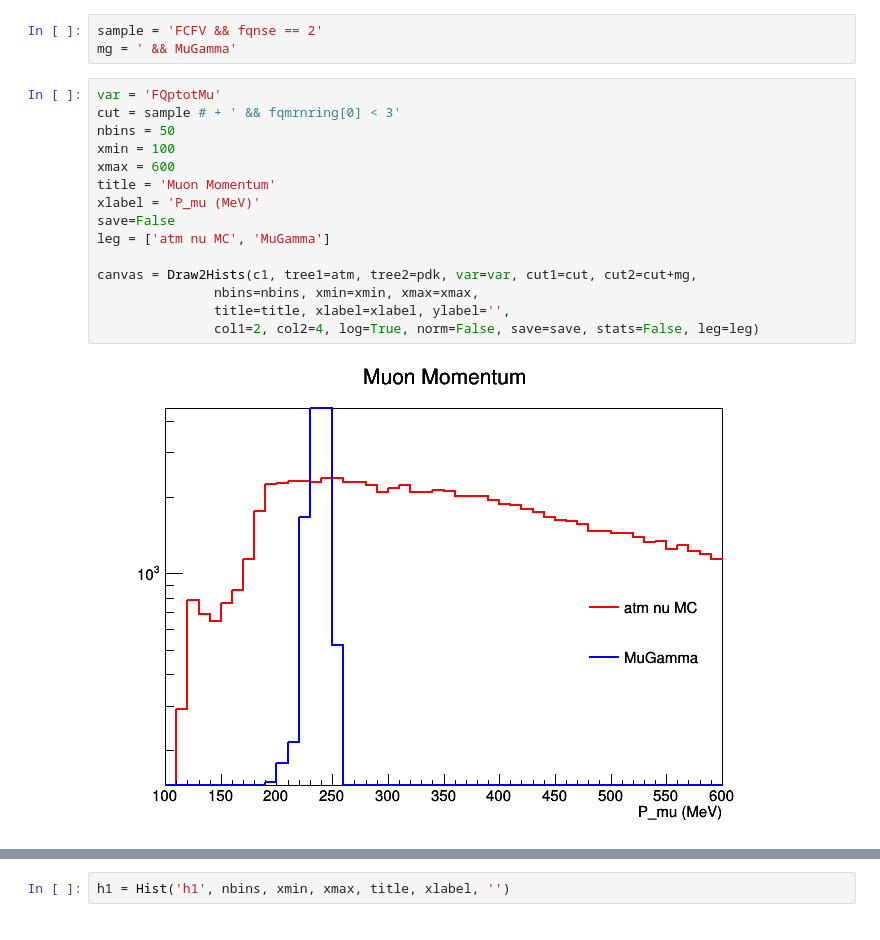
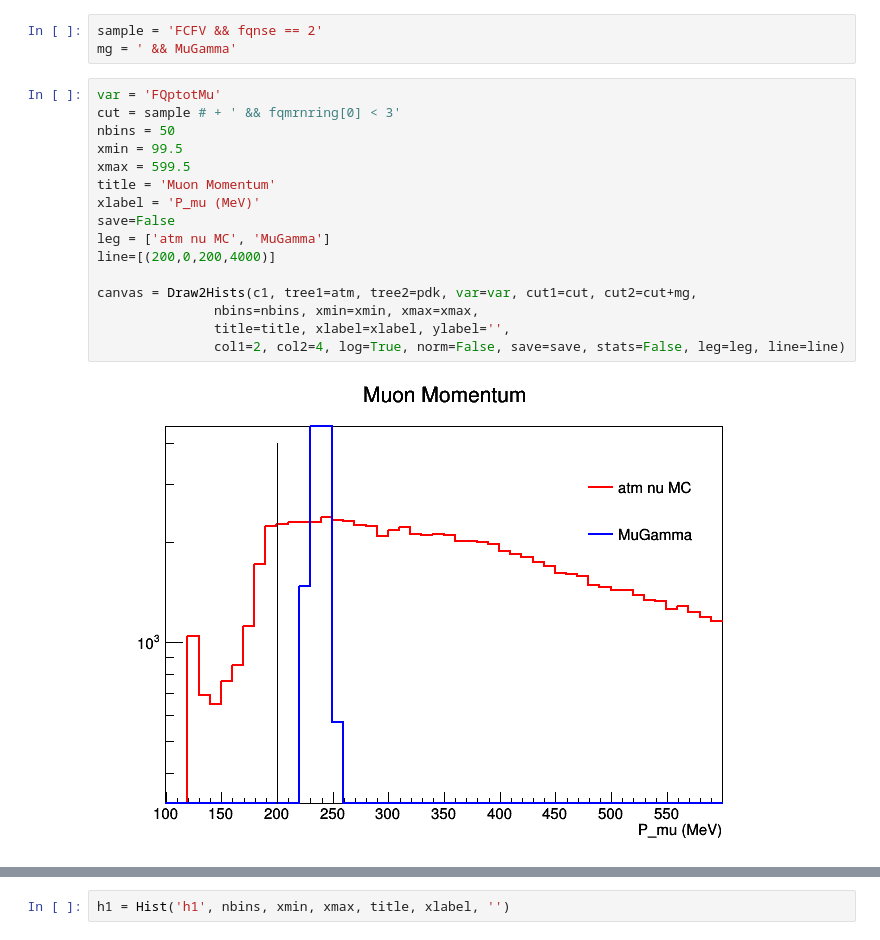
Before and after one commit to gcsantucci/pyROOT_tools, a Jupyter notebook: tests.ipynb, the cells around one changed output, grey strips where cells are left out. Saved outputs shown, nothing was run; the diff lists cells and outputs as text.

```diff
--- a/tests.ipynb
+++ b/tests.ipynb
@@ -24,20 +24,21 @@ mg = ' && MuGamma'
 # %%
 var = 'FQptotMu'
 cut = sample # + ' && fqmrnring[0] < 3'
 nbins = 50
-xmin = 100
-xmax = 600
+xmin = 99.5
+xmax = 599.5
 title = 'Muon Momentum'
 xlabel = 'P_mu (MeV)'
 save=False
 leg = ['atm nu MC', 'MuGamma']
+line=[(200,0,200,4000)]
 
 canvas = Draw2Hists(c1, tree1=atm, tree2=pdk, var=var, cut1=cut, cut2=cut+mg,
                nbins=nbins, xmin=xmin, xmax=xmax,
                title=title, xlabel=xlabel, ylabel='',
-               col1=2, col2=4, log=True, norm=False, save=save, stats=False, leg=leg)
+               col1=2, col2=4, log=True, norm=False, save=save, stats=False, leg=leg, line=line)
 # %% [output]
-[figure, old version]
+[figure, new version]
 # %%
 leg.reverse()
 canvas = Draw2Hists(c1, tree1=pdk, tree2=atm, var=var, cut1=cut+mg, cut2=cut,
```
Also changed, not shown: parts of 2 cells of this notebook, 3 other files.
